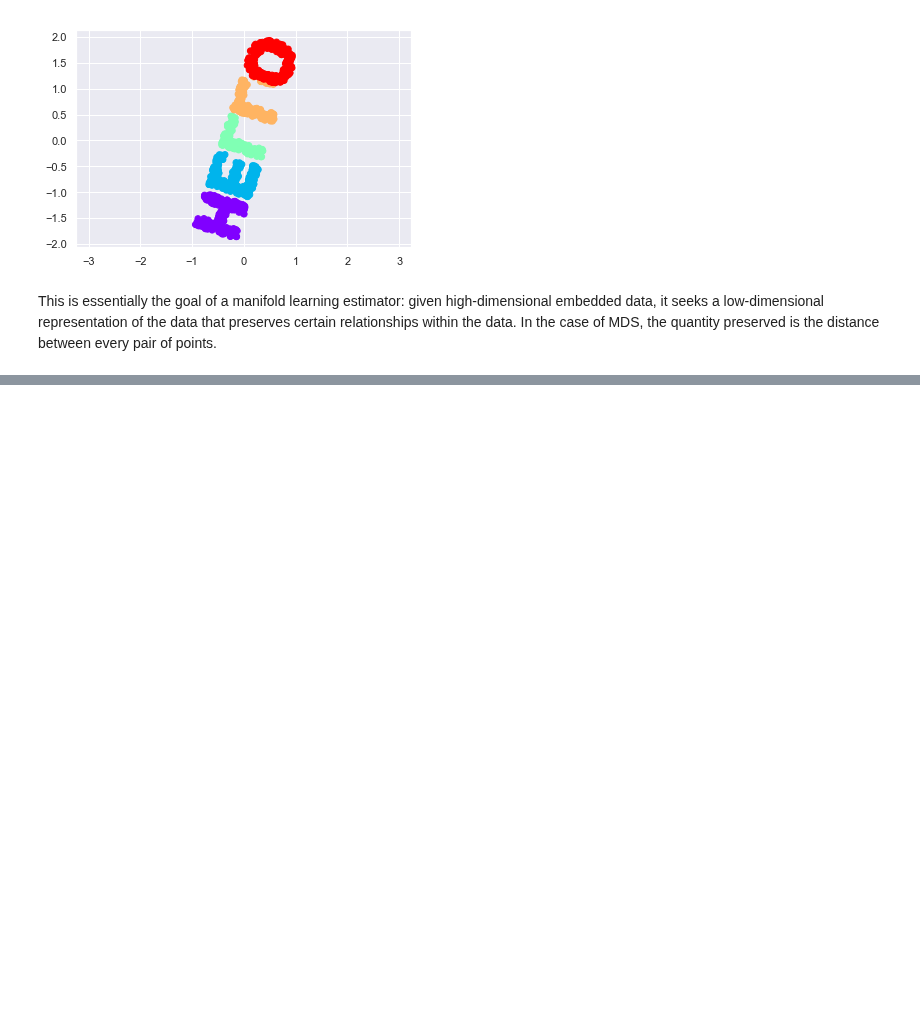
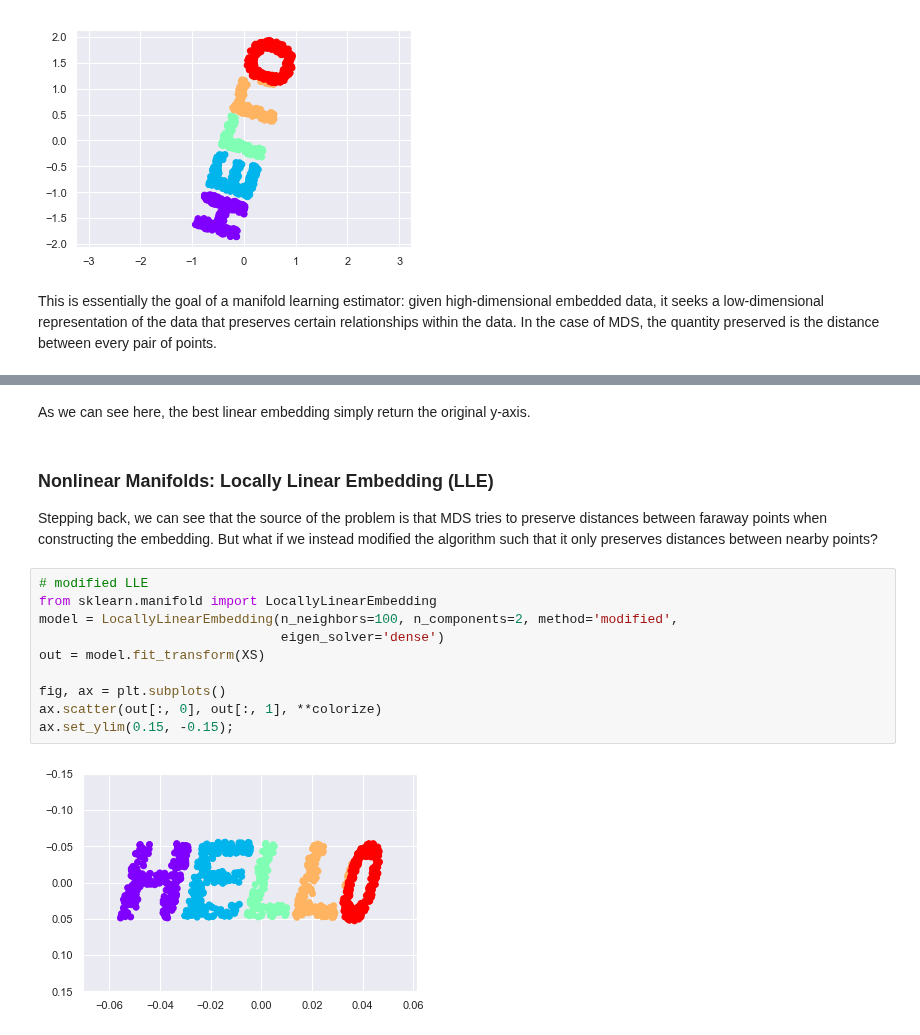
Before and after one commit to GiuseppeBaldini/Python-DS-Handbook, a Jupyter notebook: 5.Machine_Learning/05.10 - Manifold Learning.ipynb, the cells around one changed output, grey strips where cells are left out. Drawn from its saved outputs; the diff is of its cells as text; blank space fills up the shorter version.

```diff
--- a/5.Machine_Learning/05.10 - Manifold Learning.ipynb
+++ b/5.Machine_Learning/05.10 - Manifold Learning.ipynb
@@ -136,0 +167,18 @@ This is essentially the goal of a manifold learning estimator: given high-dimens
+# %% [markdown]
+As we can see here, the best linear embedding simply return the original y-axis.
+# %% [markdown]
+### Nonlinear Manifolds: Locally Linear Embedding (LLE)
+
+Stepping back, we can see that the source of the problem is that MDS tries to preserve distances between faraway points when constructing the embedding. But what if we instead modified the algorithm such that it only preserves distances between nearby points?
+# %%
+# modified LLE
+from sklearn.manifold import LocallyLinearEmbedding
+model = LocallyLinearEmbedding(n_neighbors=100, n_components=2, method='modified',
+                               eigen_solver='dense')
+out = model.fit_transform(XS)
+
+fig, ax = plt.subplots()
+ax.scatter(out[:, 0], out[:, 1], **colorize)
+ax.set_ylim(0.15, -0.15);
+# %% [output]
+[figure, added]
```
Also changed, not shown: parts of 13 cells of this notebook.
